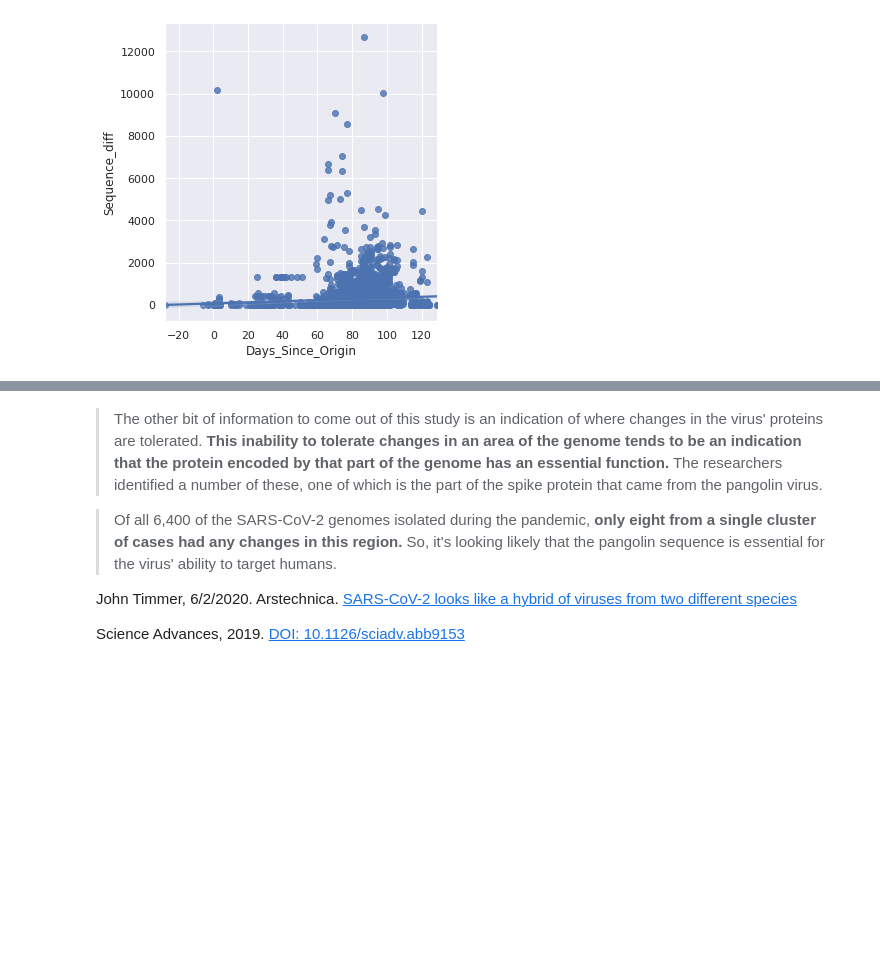
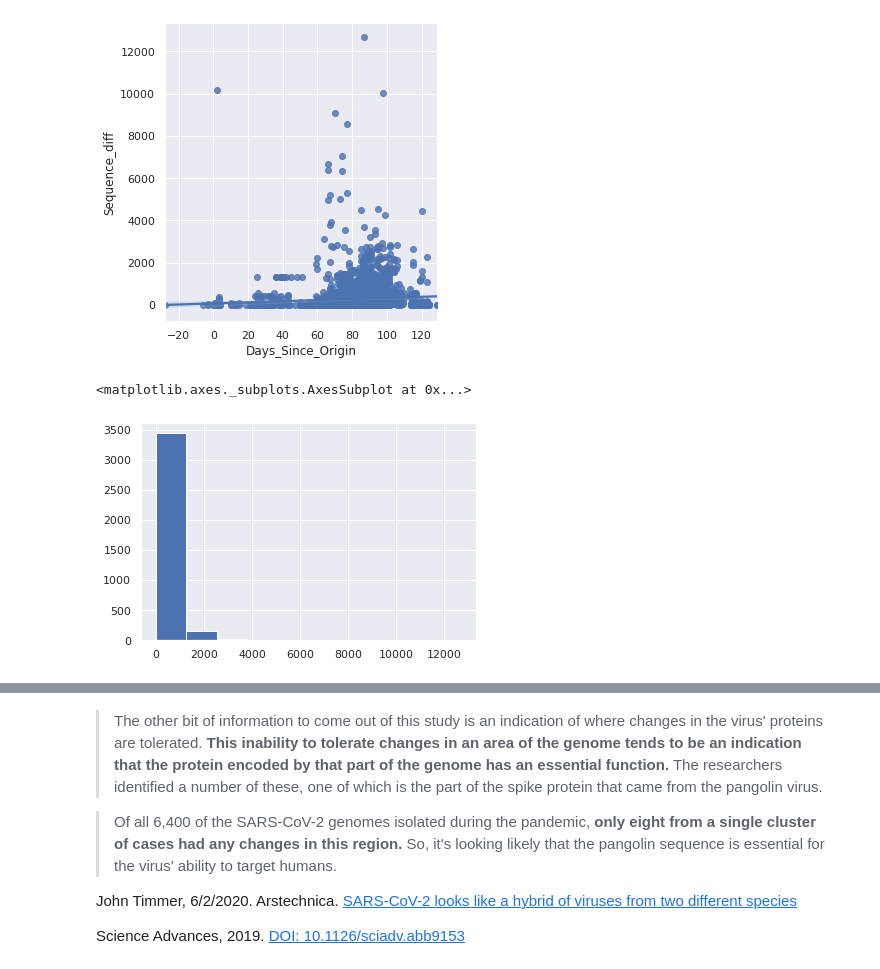
Before and after one commit to lukexyz/DNA-Toolbox, a Jupyter notebook: notebooks/03-COVID19-GlobalAnalysis.ipynb, the cells around one changed output, grey strips where cells are left out. Saved outputs shown, nothing was run; the diff lists cells and outputs as text; code cells hidden in the pictures; blank space fills up the shorter version.

```diff
--- a/notebooks/03-COVID19-GlobalAnalysis.ipynb
+++ b/notebooks/03-COVID19-GlobalAnalysis.ipynb
@@ -155,5 +155,10 @@ sns.lmplot(x="Days_Since_Origin", y="Sequence_diff", data=df)
 # %% [output]
 <seaborn.axisgrid.FacetGrid at 0x...>
 [figure]
+# %%
+df.Sequence_diff.hist()
+# %% [output]
+<matplotlib.axes._subplots.AxesSubplot at 0x...>
+[figure, added]
 # %%
 sns.set(style="darkgrid")
```
Also changed, not shown: parts of 1 cell of this notebook.
